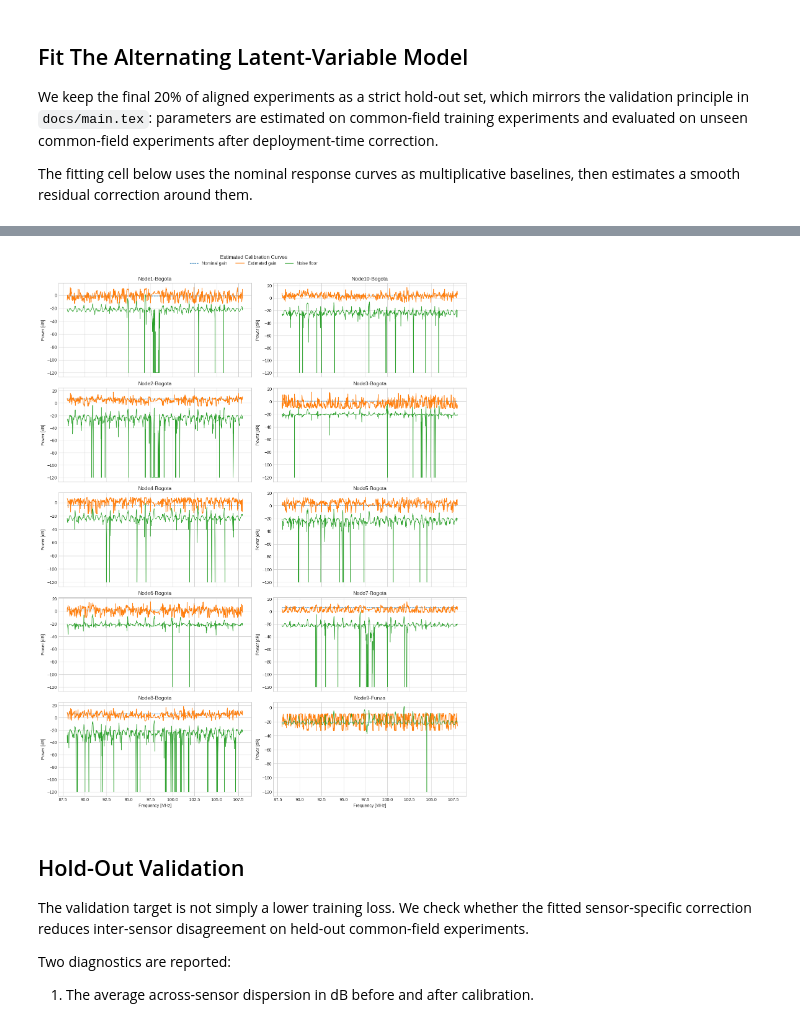
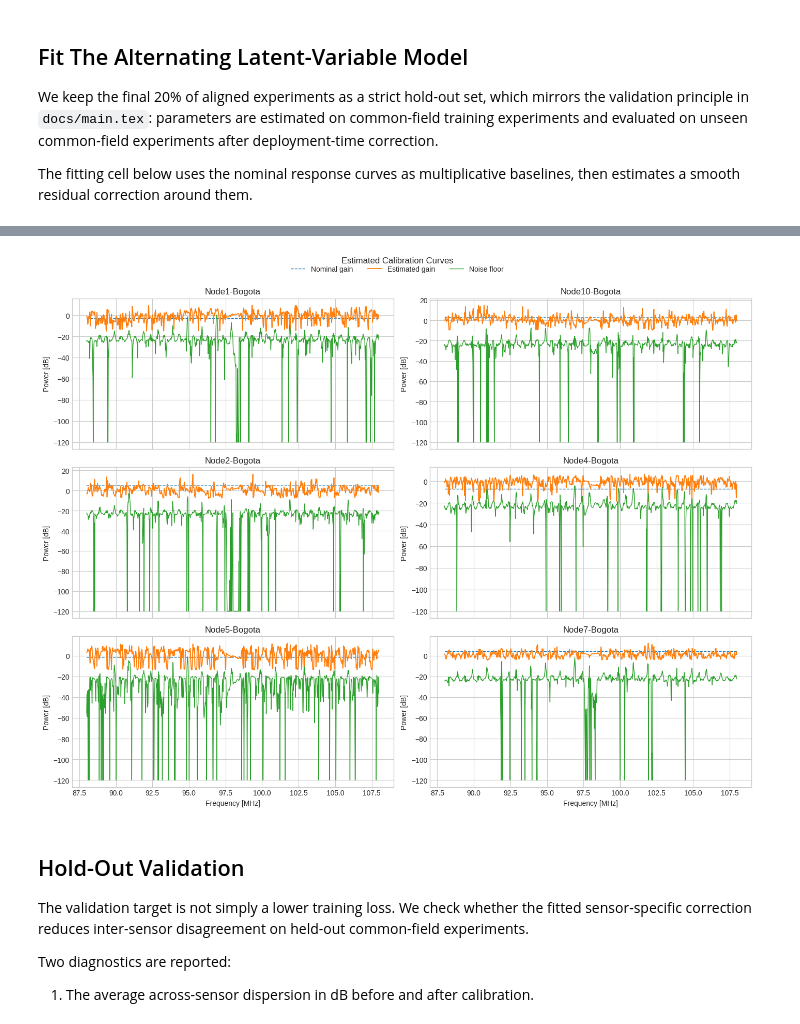
Before and after one commit to AlmondSund/MeasurementCalibration, a Jupyter notebook: notebooks/calibration.ipynb, the cells around one changed output, grey strips where cells are left out. Drawn from its saved outputs; the diff is of its cells as text; code cells hidden in the pictures.

```diff
--- a/notebooks/calibration.ipynb
+++ b/notebooks/calibration.ipynb
@@ -75,6 +84,7 @@ dataset = load_calibration_dataset(
     acquisition_dir=AQUISITION_DIR,
     response_dir=RESPONSE_DIR,
     reference_sensor_id="Node7-Bogota",
+    excluded_sensor_ids=EXCLUDED_SENSOR_IDS,
 )
 
 alignment_summary = pd.DataFrame(
@@ -98,6 +108,7 @@ alignment_summary = pd.DataFrame(
 )
 
 display(alignment_summary)
+print(f"Excluded sensors: {', ' .join(EXCLUDED_SENSOR_IDS)}")
 print(
     f"Selected common band: {dataset.selected_band_hz[0] / 1e6:.1f}-{dataset.selected_band_hz[1] / 1e6:.1f} MHz"
 )
@@ -221,33 +229,48 @@ plt.tight_layout()
 # %%
 estimated_gain_db = power_linear_to_db(result.gain_power[:, ::plot_stride])
 nominal_gain_db = power_linear_to_db(result.nominal_gain_power[:, ::plot_stride])
 noise_floor_db = power_linear_to_db(
     np.clip(result.additive_noise_power[:, ::plot_stride], 1e-18, None)
 )
 
-fig, axes = plt.subplots(5, 2, figsize=(14, 18), sharex=True)
+n_sensors = len(dataset.sensor_ids)
+n_cols = 2
+n_rows = int(np.ceil(n_sensors / n_cols))
+
+fig, axes = plt.subplots(
+    n_rows,
+    n_cols,
+    figsize=(14, 3.6 * n_rows),
+    sharex=True,
+    squeeze=False,
+)
 for axis, sensor_id, nominal_db, estimated_db, noise_db in zip(
     axes.flat,
     dataset.sensor_ids,
     nominal_gain_db,
     estimated_gain_db,
     noise_floor_db,
 ):
     axis.plot(freq_mhz, nominal_db, linestyle="--", linewidth=1.0, label="Nominal gain")
     axis.plot(freq_mhz, estimated_db, linewidth=1.3, label="Estimated gain")
     axis.plot(freq_mhz, noise_db, linewidth=1.0, label="Noise floor")
     axis.set_title(sensor_id)
     axis.set_ylabel("Power [dB]")
 
+for axis in axes.flat[n_sensors:]:
+    axis.set_visible(False)
+
 for axis in axes[-1, :]:
-    axis.set_xlabel("Frequency [MHz]")
+    if axis.get_visible():
+        axis.set_xlabel("Frequency [MHz]")
 
-handles, labels = axes[0, 0].get_legend_handles_labels()
+legend_axis = axes.flat[0]
+handles, labels = legend_axis.get_legend_handles_labels()
 fig.legend(handles, labels, loc="upper center", ncol=3, bbox_to_anchor=(0.5, 0.995))
 fig.suptitle("Estimated Calibration Curves", y=0.999)
 fig.tight_layout(rect=(0.0, 0.0, 1.0, 0.985))
 # %% [output]
-[figure, old version]
+[figure, new version]
 # %% [markdown]
 ## Hold-Out Validation
 
```
Also changed, not shown: parts of 8 cells of this notebook, 2 other files.
